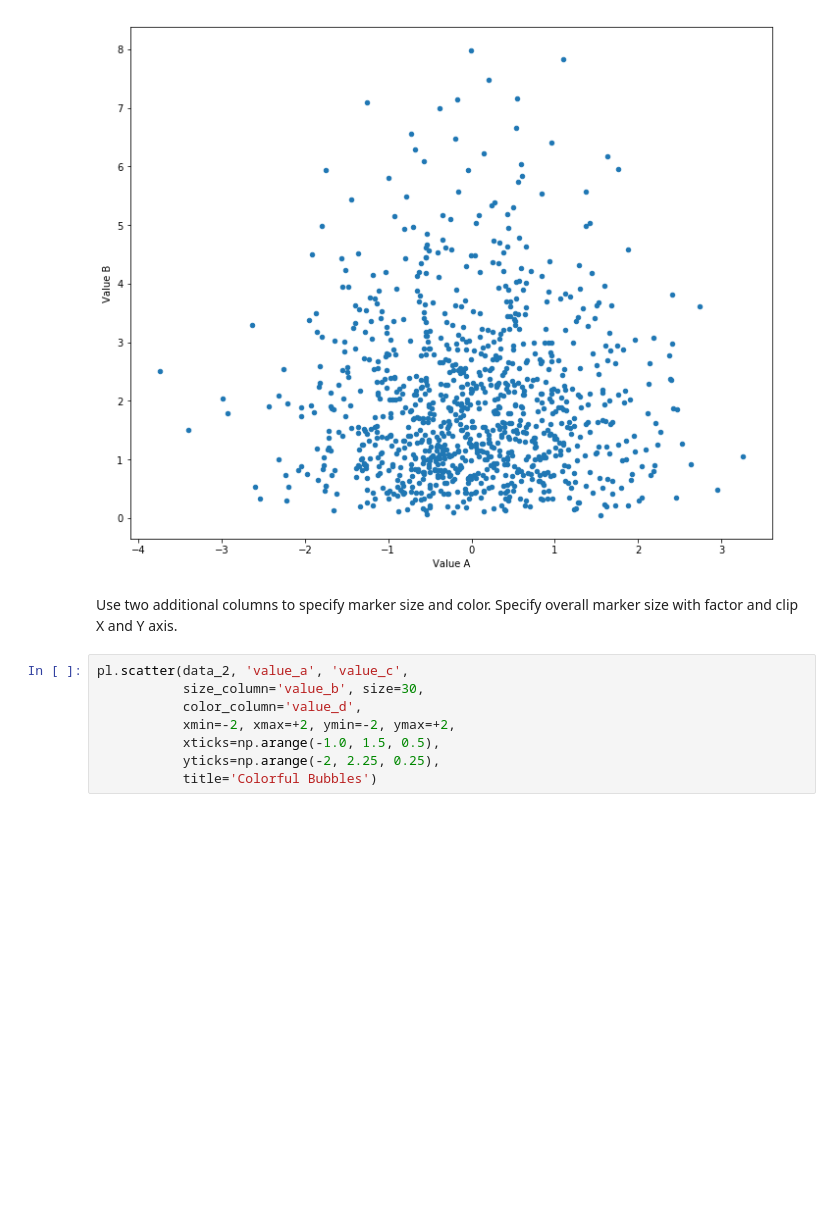
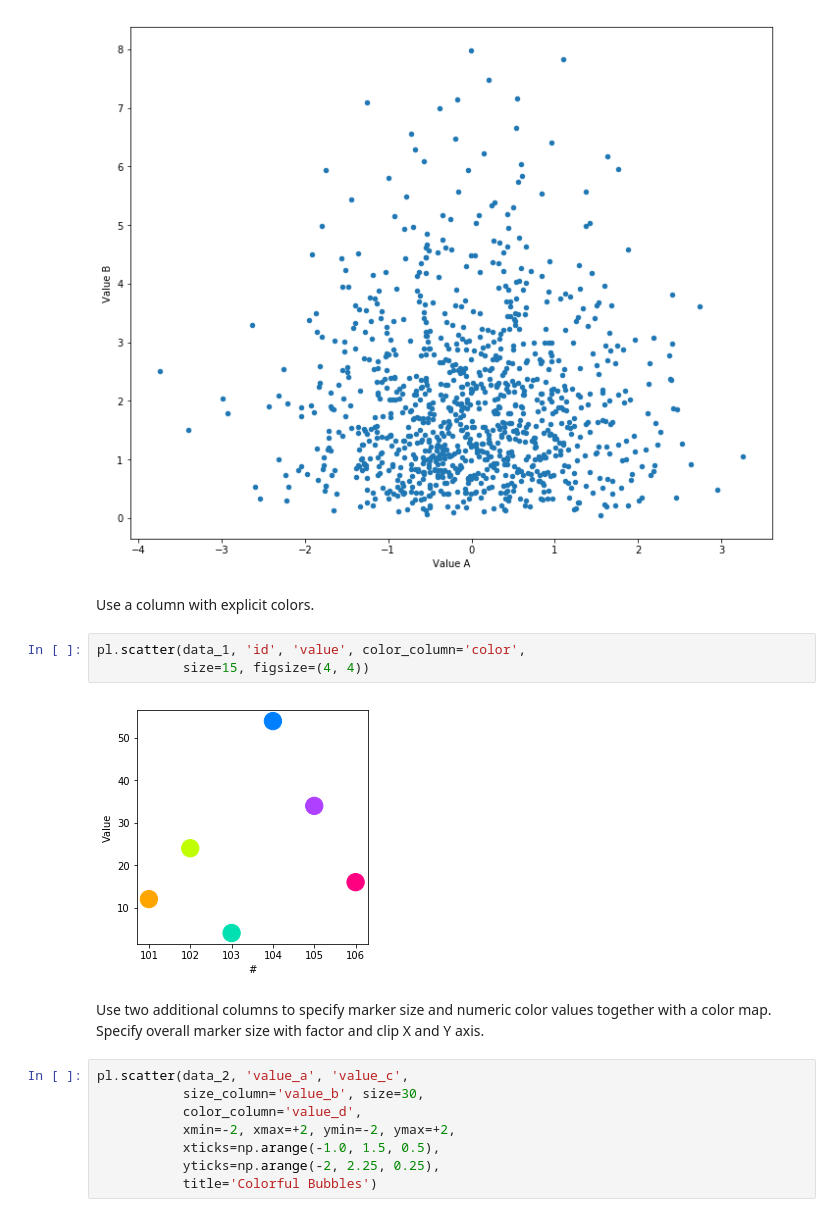
Before and after one commit to mastersign/mastersign-datascience, a Jupyter notebook: demo-plot.ipynb, the cells around one changed output. Saved outputs shown, nothing was run; the diff lists cells and outputs as text; blank space fills up the shorter version.

```diff
--- a/demo-plot.ipynb
+++ b/demo-plot.ipynb
@@ -376,8 +376,15 @@ Display a scatter plot from two columns of a DataFrame.
 pl.scatter(data_2, 'value_a', 'value_b')
 # %% [output]
 [figure]
+# %% [markdown]
+Use a column with explicit colors.
+# %%
+pl.scatter(data_1, 'id', 'value', color_column='color',
+           size=15, figsize=(4, 4))
+# %% [output]
+[figure, added]
 # %% [markdown]
-Use two additional columns to specify marker size and color.
+Use two additional columns to specify marker size and numeric color values together with a color map.
 Specify overall marker size with factor and clip X and Y axis.
 # %%
 pl.scatter(data_2, 'value_a', 'value_c',
```
Also changed, not shown: parts of 4 cells of this notebook, 1 other file.
